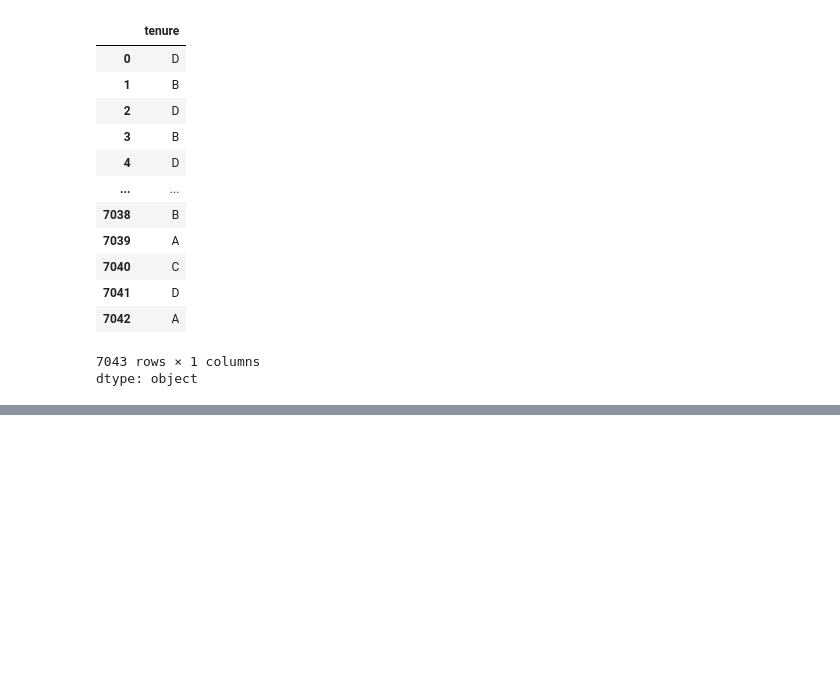
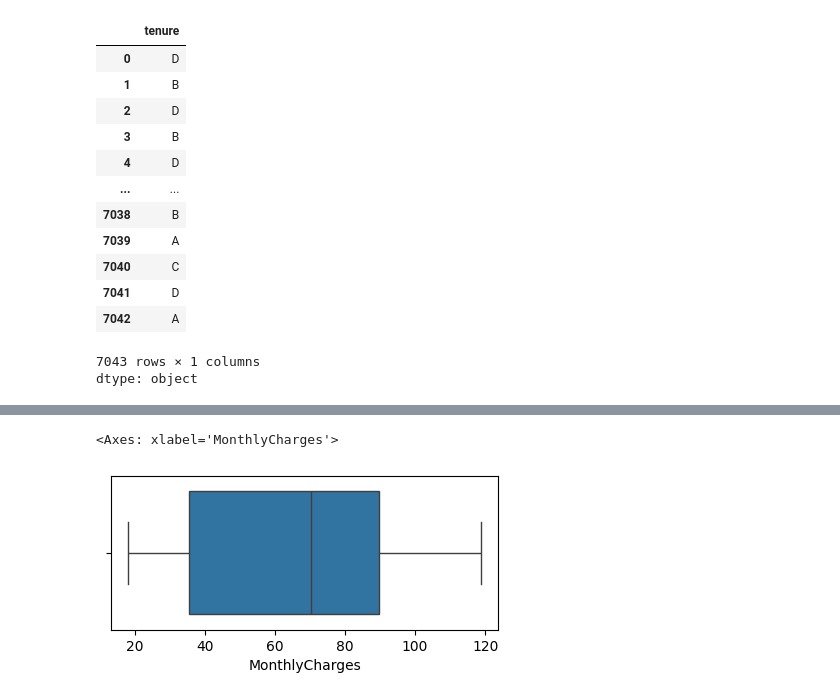
Before and after one commit to rohit0235/Data-analysis-using-pandas, a Jupyter notebook: panda.ipynb, the cells around one changed output, grey strips where cells are left out. Saved outputs shown, nothing was run; the diff lists cells and outputs as text; code cells hidden in the pictures; blank space fills up the shorter version.

```diff
--- a/panda.ipynb
+++ b/panda.ipynb
@@ -332,0 +319,6 @@ dtype: object
+# %%
+plt.figure(figsize=(5,2))
+sns.boxplot(x=df['MonthlyCharges'])
+# %% [output]
+<Axes: xlabel='MonthlyCharges'>
+[figure, added]
```
Also changed, not shown: parts of 17 cells of this notebook.
